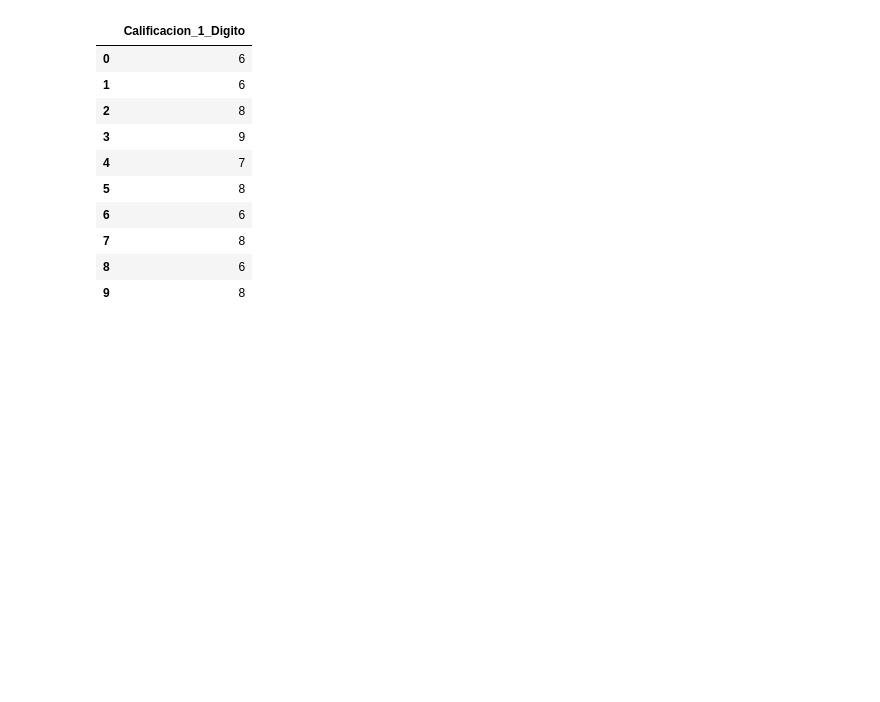
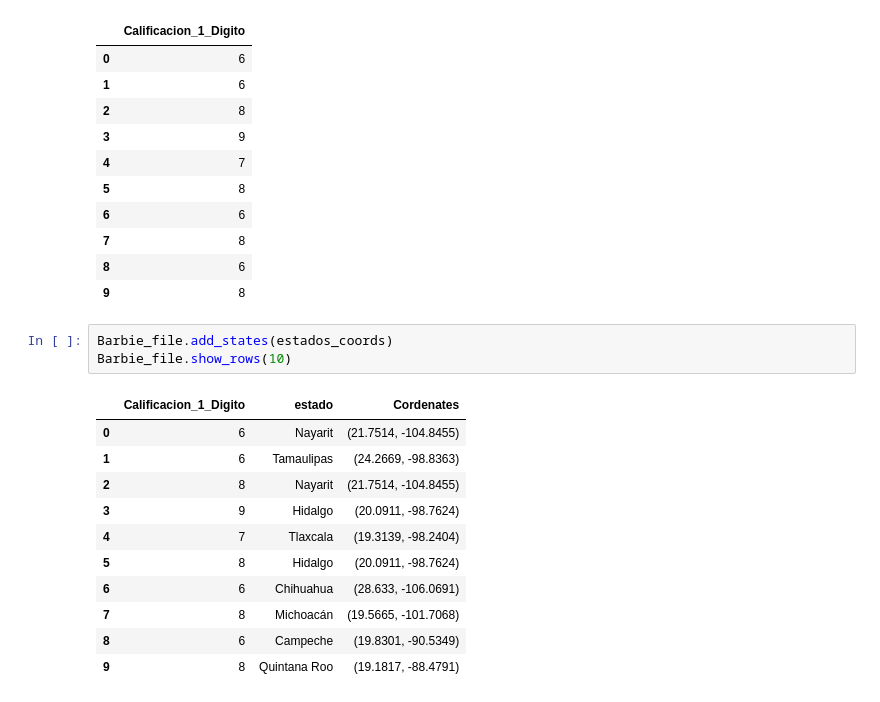
Before and after one commit to BlackEddit/Basics_cides_to_data_analitycs, a Jupyter notebook: barbie_vs_oppen._poo.ipynb, the cells around one changed output. Drawn from its saved outputs; the diff is of its cells as text; blank space fills up the shorter version.

```diff
--- a/barbie_vs_oppen._poo.ipynb
+++ b/barbie_vs_oppen._poo.ipynb
@@ -227,3 +281,18 @@ Barbie_file.show_rows(10)
 | 7 | 8 |
 | 8 | 6 |
 | 9 | 8 |
+# %%
+Barbie_file.add_states(estados_coords)
+Barbie_file.show_rows(10)
+# %% [output]
+|  | Calificacion_1_Digito | estado | Cordenates |
+| 0 | 6 | Nayarit | (21.7514, -104.8455) |
+| 1 | 6 | Tamaulipas | (24.2669, -98.8363) |
+| 2 | 8 | Nayarit | (21.7514, -104.8455) |
+| 3 | 9 | Hidalgo | (20.0911, -98.7624) |
+| 4 | 7 | Tlaxcala | (19.3139, -98.2404) |
+| 5 | 8 | Hidalgo | (20.0911, -98.7624) |
+| 6 | 6 | Chihuahua | (28.633, -106.0691) |
+| 7 | 8 | Michoacán | (19.5665, -101.7068) |
+| 8 | 6 | Campeche | (19.8301, -90.5349) |
+| 9 | 8 | Quintana Roo | (19.1817, -88.4791) |
```
Also changed, not shown: parts of 4 cells of this notebook.
